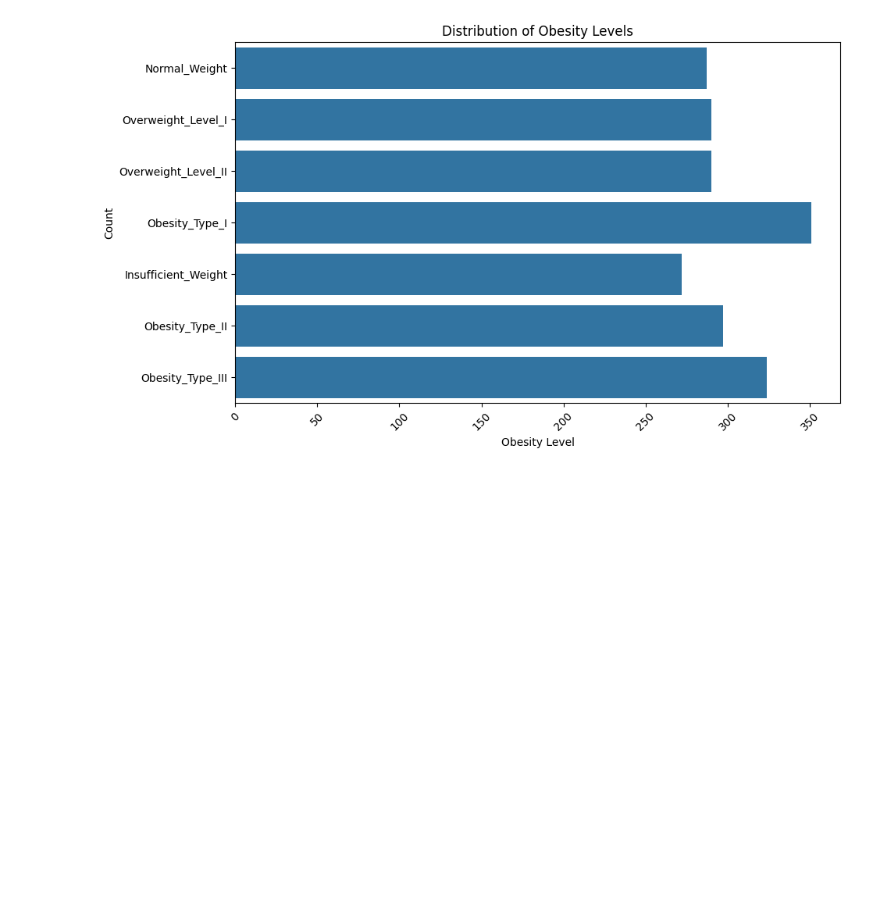
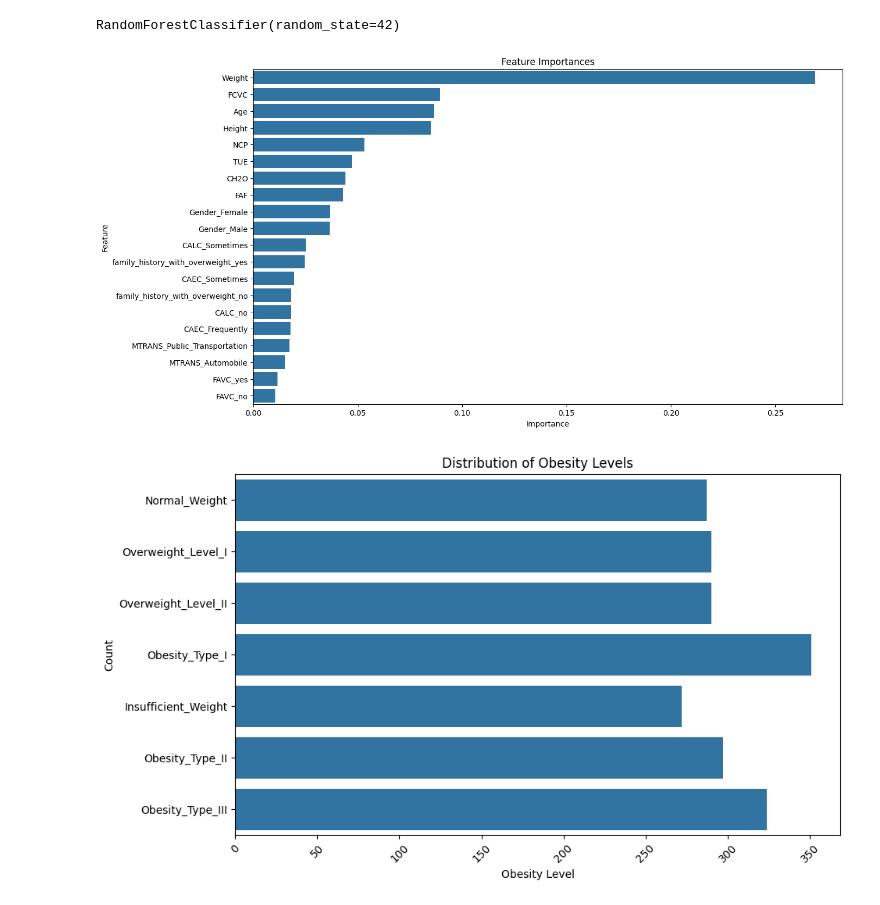
Before and after one commit to JakubDralus/obesity-estimation-neural-network, a Jupyter notebook: analiza.ipynb, the cells around one changed output. Drawn from its saved outputs; the diff is of its cells as text; code cells hidden in the pictures; blank space fills up the shorter version.

Commit message:
more exploratory data analysis

```diff
--- a/analiza.ipynb
+++ b/analiza.ipynb
@@ -105,3 +38,37 @@ X_transformed_df
+# %%
+from sklearn.ensemble import RandomForestClassifier
+from sklearn.model_selection import train_test_split
+
+# Split the data into training and testing sets
+X_train, X_test, y_train, y_test = train_test_split(X_transformed_df, y, test_size=0.2, random_state=42)
+# %%
+# Train a RandomForestClassifier
+rf = RandomForestClassifier(n_estimators=100, random_state=42)
+rf.fit(X_train, y_train)
+# %% [output]
+RandomForestClassifier(random_state=42)
+# %%
+# Extract feature importances
+feature_importances = rf.feature_importances_
+
+# Create a DataFrame for visualization
+feature_importances_df = pd.DataFrame({
+    'Feature': all_columns,
+    'Importance': feature_importances
+})
+# %%
+# Sort the DataFrame by importance
+feature_importances_df = feature_importances_df.sort_values(by='Importance', ascending=False)
+# %%
+# Plot the feature importances
+plt.figure(figsize=(14, 8))
+sns.barplot(x='Importance', y='Feature', data=feature_importances_df.head(20))  # Plot top 20 features
+plt.title('Feature Importances')
+plt.xlabel('Importance')
+plt.ylabel('Feature')
+plt.show()
+# %% [output]
+[figure, added]
 # %%
 # Distribution of the target variable
 plt.figure(figsize=(10, 6))
```
Also changed, not shown: parts of 5 cells of this notebook, 2 other files.
